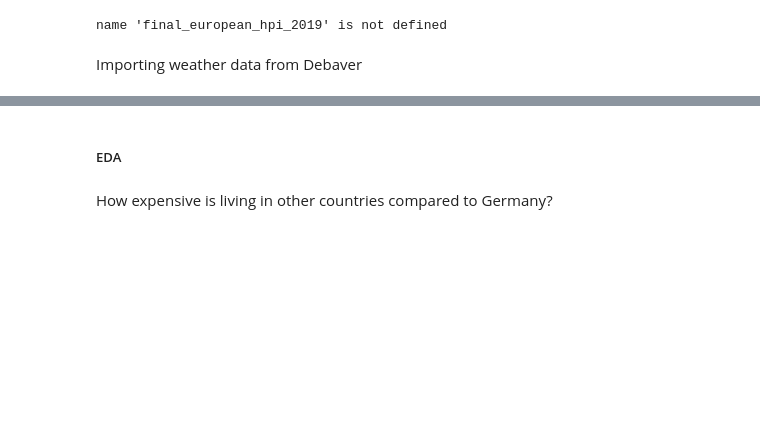
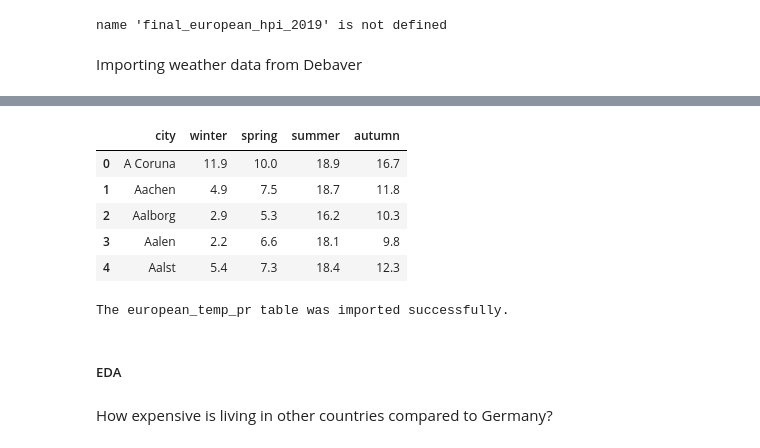
Before and after one commit to prache/Created-a-Product-Workation-Decider-Empowering-Digital-Nomads-in-Europe-, a Jupyter notebook: cost_of_living.ipynb, the cells around one changed output, grey strips where cells are left out. Drawn from its saved outputs; the diff is of its cells as text; code cells hidden in the pictures; blank space fills up the shorter version.

```diff
--- a/cost_of_living.ipynb
+++ b/cost_of_living.ipynb
@@ -779,7 +779,7 @@ schema = 'bestteamever'
 
 # Import the needed tables from sql server and put it in dataframes
 
-final_weather_data = get_dataframe(f'select * from {schema}.tableau_weather_data;')
+final_weather_data = get_dataframe(f'select * from {schema}.weather_temp;')
 # %%
 final_weather_data
 # %% [output]
@@ -786,0 +799,11 @@ final_weather_data
+# %%
+european_temp_pr = final_weather_data.rename(columns={"1.1.2022":'winter', "1.4.2022":'spring', "1.7.2022":'summer', "1.10.2022":'autumn'})
+# %%
+european_temp_pr.head()
+# %% [output]
+|  | city | winter | spring | summer | autumn |
+| 0 | A Coruna | 11.9 | 10.0 | 18.9 | 16.7 |
+| 1 | Aachen | 4.9 | 7.5 | 18.7 | 11.8 |
+| 2 | Aalborg | 2.9 | 5.3 | 16.2 | 10.3 |
+| 3 | Aalen | 2.2 | 6.6 | 18.1 | 9.8 |
+| 4 | Aalst | 5.4 | 7.3 | 18.4 | 12.3 |
@@ -787,3 +818,29 @@ final_weather_data
+# %%
+# Specify which table within your database you want to push your data to. Give your table an unambiguous name.
+# Example: flights_sp for Sina's flights table, flights_groupname or similar
+table_8 = 'european_temp_pr'
+schema = 'bestteamever'
+# If the specified table doesn't exist yet, it will be created
+# With 'replace', your data will be replaced if the table already exists.
+# This may take some time ...
+
+# Write records stored in a dataframe to SQL database
+if engine!=None:
+    try:
+        european_temp_pr.to_sql(name=table_8, # Name of SQL table
+                        con=engine, # Engine or connection
+                        if_exists='replace', # Drop the table before inserting new values
+                        schema=schema, # Use schmea that was defined earlier
+                        index=False, # Write DataFrame index as a column
+                        chunksize=5000, # Specify the number of rows in each batch to be written at a time
+                        method='multi') # Pass multiple values in a single INSERT clause
+        print(f"The {table_8} table was imported successfully.")
+    # Error handling
+    except (Exception, psycopg2.DatabaseError) as error:
+        print(error)
+        engine = None
+# %% [output]
+The european_temp_pr table was imported successfully.
 # %% [markdown]
 ##### EDA <a class="anchor" id="eda"></a>
 # %% [markdown]
```
Also changed, not shown: parts of 6 cells of this notebook.
